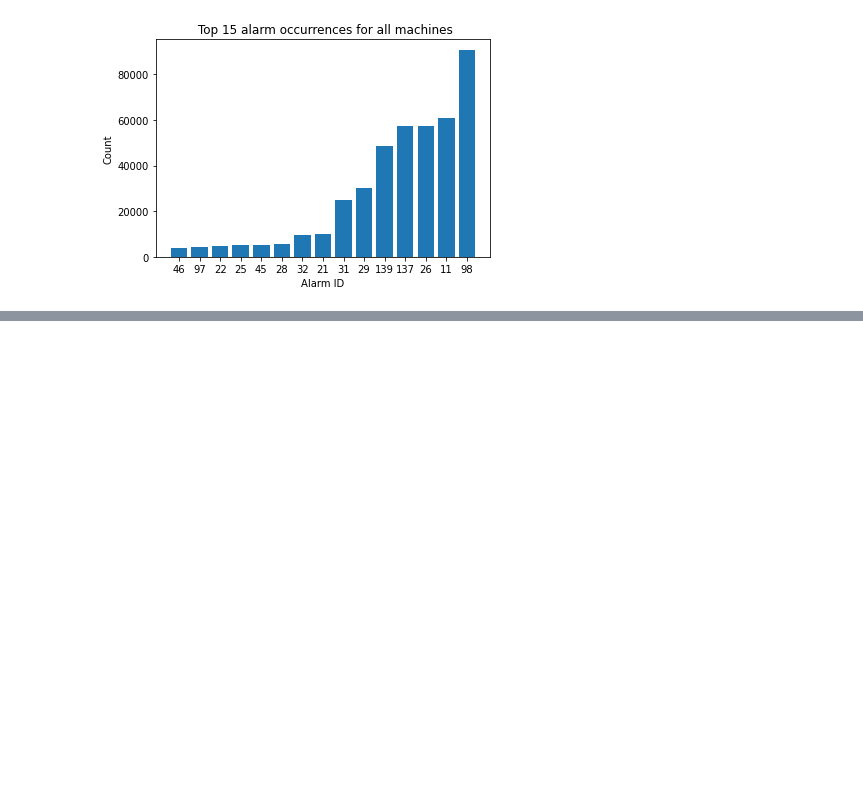
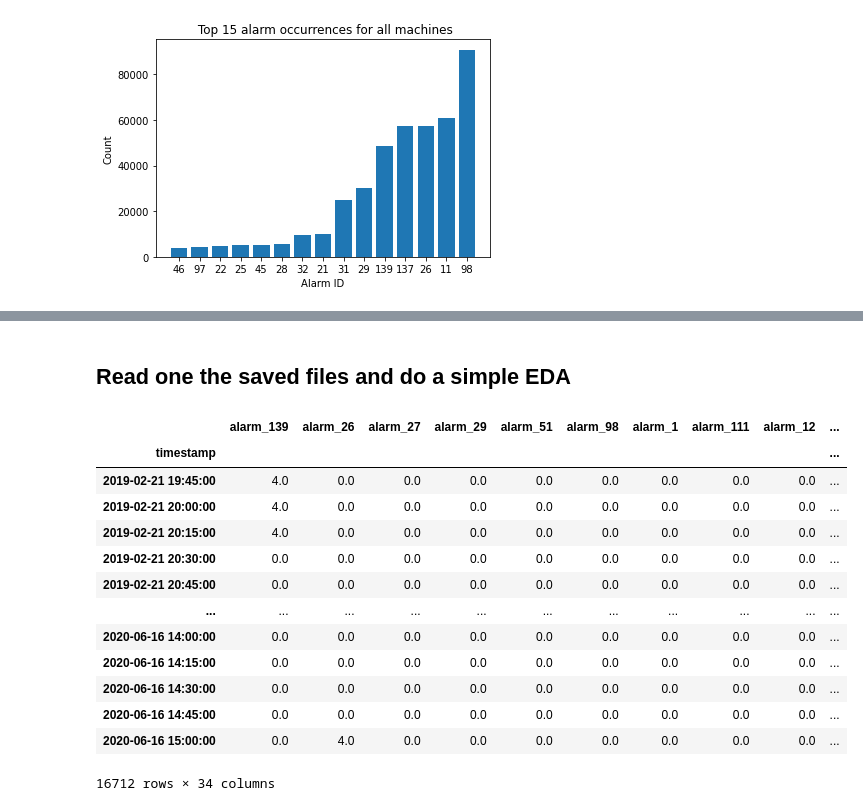
Before and after one commit to shamilnabiyev/automl-time-series, a Jupyter notebook: notebooks/alarm-logs-packaging-industry.ipynb, the cells around one changed output, grey strips where cells are left out. Cells and saved outputs as stored; diff of their text form; code cells hidden in the pictures; blank space fills up the shorter version.

```diff
--- a/notebooks/alarm-logs-packaging-industry.ipynb
+++ b/notebooks/alarm-logs-packaging-industry.ipynb
@@ -139 +147,22 @@ machine4_transformed
+# %% [markdown]
+## Read one the saved files and do a simple EDA
+# %%
+file_path = data_path + "csv/" + f"machine-4-encoded-alarms.csv"
+machine4_encoded = pd.read_csv(file_path, index_col="timestamp")
+machine4_encoded
+# %% [output]
+|  | alarm_139 | alarm_26 | alarm_27 | alarm_29 | alarm_51 | alarm_98 | alarm_1 | alarm_111 | alarm_12 | ... |
+| timestamp |  |  |  |  |  |  |  |  |  | ... |
+| 2019-02-21 19:45:00 | 4.0 | 0.0 | 0.0 | 0.0 | 0.0 | 0.0 | 0.0 | 0.0 | 0.0 | ... |
+| 2019-02-21 20:00:00 | 4.0 | 0.0 | 0.0 | 0.0 | 0.0 | 0.0 | 0.0 | 0.0 | 0.0 | ... |
+| 2019-02-21 20:15:00 | 4.0 | 0.0 | 0.0 | 0.0 | 0.0 | 0.0 | 0.0 | 0.0 | 0.0 | ... |
+| 2019-02-21 20:30:00 | 0.0 | 0.0 | 0.0 | 0.0 | 0.0 | 0.0 | 0.0 | 0.0 | 0.0 | ... |
+| 2019-02-21 20:45:00 | 0.0 | 0.0 | 0.0 | 0.0 | 0.0 | 0.0 | 0.0 | 0.0 | 0.0 | ... |
+| ... | ... | ... | ... | ... | ... | ... | ... | ... | ... | ... |
+| 2020-06-16 14:00:00 | 0.0 | 0.0 | 0.0 | 0.0 | 0.0 | 0.0 | 0.0 | 0.0 | 0.0 | ... |
+| 2020-06-16 14:15:00 | 0.0 | 0.0 | 0.0 | 0.0 | 0.0 | 0.0 | 0.0 | 0.0 | 0.0 | ... |
+| 2020-06-16 14:30:00 | 0.0 | 0.0 | 0.0 | 0.0 | 0.0 | 0.0 | 0.0 | 0.0 | 0.0 | ... |
+| 2020-06-16 14:45:00 | 0.0 | 0.0 | 0.0 | 0.0 | 0.0 | 0.0 | 0.0 | 0.0 | 0.0 | ... |
+| 2020-06-16 15:00:00 | 0.0 | 4.0 | 0.0 | 0.0 | 0.0 | 0.0 | 0.0 | 0.0 | 0.0 | ... |
+16712 rows × 34 columns
 # %%
```
Also changed, not shown: parts of 10 cells of this notebook.
